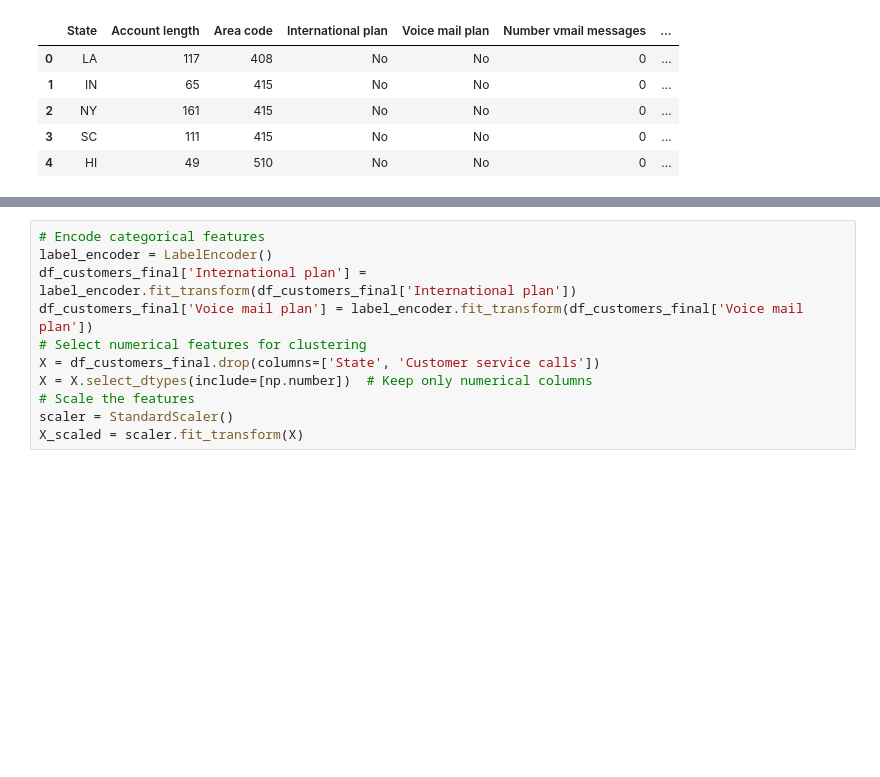
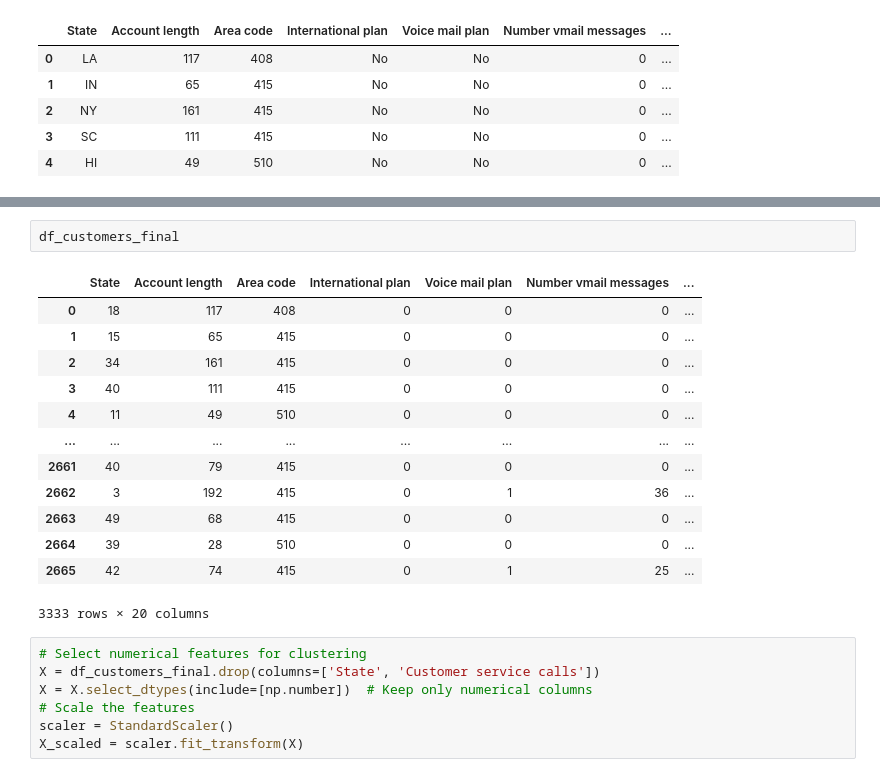
Before and after one commit to Gashaye1023/Data-Collection-and-Web-Scraping, a Jupyter notebook: level2task3_customer_segmentation.ipynb, the cells around one changed output, grey strips where cells are left out. Cells and saved outputs as stored; diff of their text form; blank space fills up the shorter version.

```diff
--- a/level2task3_customer_segmentation.ipynb
+++ b/level2task3_customer_segmentation.ipynb
@@ -31,8 +83,20 @@ df_customers_final.reset_index(drop=True, inplace=True)
+# %%
+df_customers_final
+# %% [output]
+|  | State | Account length | Area code | International plan | Voice mail plan | Number vmail messages | ... |
+| 0 | 18 | 117 | 408 | 0 | 0 | 0 | ... |
+| 1 | 15 | 65 | 415 | 0 | 0 | 0 | ... |
+| 2 | 34 | 161 | 415 | 0 | 0 | 0 | ... |
+| 3 | 40 | 111 | 415 | 0 | 0 | 0 | ... |
+| 4 | 11 | 49 | 510 | 0 | 0 | 0 | ... |
+| ... | ... | ... | ... | ... | ... | ... | ... |
+| 2661 | 40 | 79 | 415 | 0 | 0 | 0 | ... |
+| 2662 | 3 | 192 | 415 | 0 | 1 | 36 | ... |
+| 2663 | 49 | 68 | 415 | 0 | 0 | 0 | ... |
+| 2664 | 39 | 28 | 510 | 0 | 0 | 0 | ... |
+| 2665 | 42 | 74 | 415 | 0 | 1 | 25 | ... |
+3333 rows × 20 columns
 # %%
-# Encode categorical features
-label_encoder = LabelEncoder()
-df_customers_final['International plan'] = label_encoder.fit_transform(df_customers_final['International plan'])
-df_customers_final['Voice mail plan'] = label_encoder.fit_transform(df_customers_final['Voice mail plan'])
 # Select numerical features for clustering
 X = df_customers_final.drop(columns=['State', 'Customer service calls'])
 X = X.select_dtypes(include=[np.number])  # Keep only numerical columns
```
Also changed, not shown: parts of 13 cells of this notebook.
